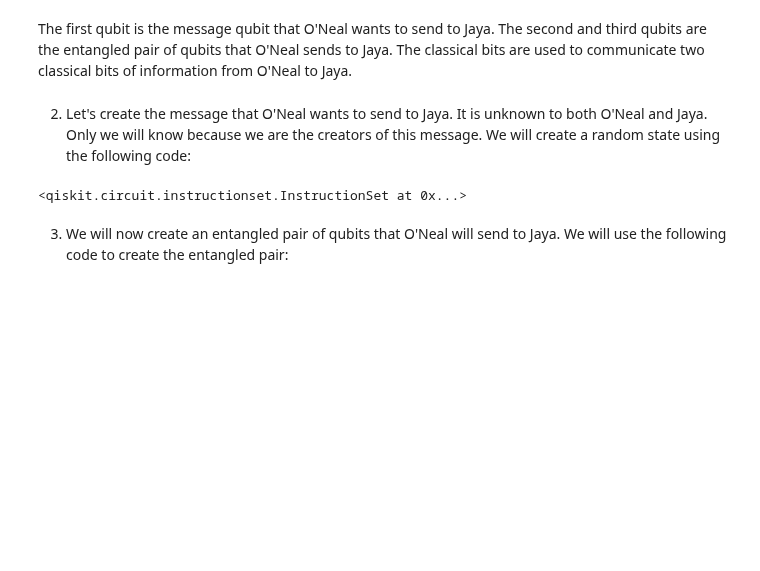
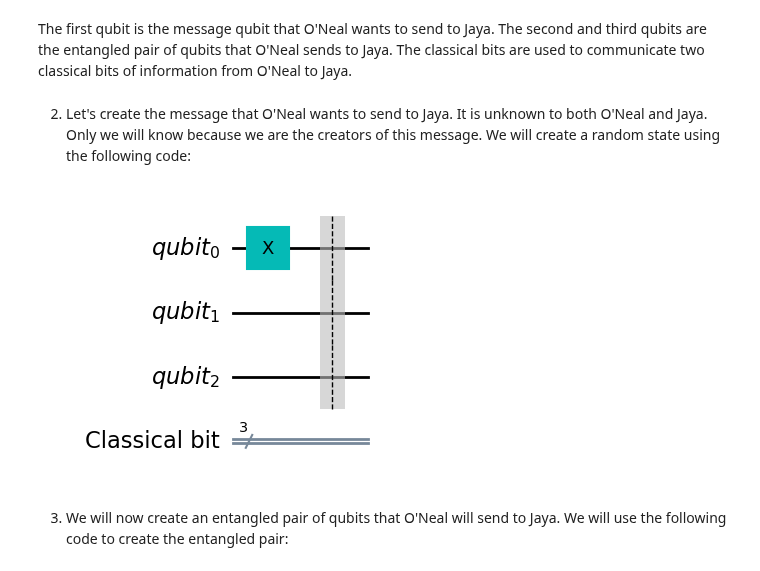
Before and after one commit to ahkatlio/QHSO_Basics_of_Qiskit, a Jupyter notebook: Books/Fundamentals/Basic_Gates/Algorithms/Tele_exp.ipynb, the cells around one changed output. Drawn from its saved outputs; the diff is of its cells as text; code cells hidden in the pictures; blank space fills up the shorter version.

```diff
--- a/Books/Fundamentals/Basic_Gates/Algorithms/Tele_exp.ipynb
+++ b/Books/Fundamentals/Basic_Gates/Algorithms/Tele_exp.ipynb
@@ -58,9 +58,10 @@ The first qubit is the message qubit that O'Neal wants to send to Jaya. The seco
 # %%
 # We add x gate to the first qubit
 qc.x(q[0])
 qc.barrier()
+qc.draw(output='mpl')
 # %% [output]
-<qiskit.circuit.instructionset.InstructionSet at 0x...>
+[figure, added]
 # %% [markdown]
 3) We will now create an entangled pair of qubits that O'Neal will send to Jaya. We will use the following code to create the entangled pair:
 # %%
```
Also changed, not shown: parts of 3 cells of this notebook.
